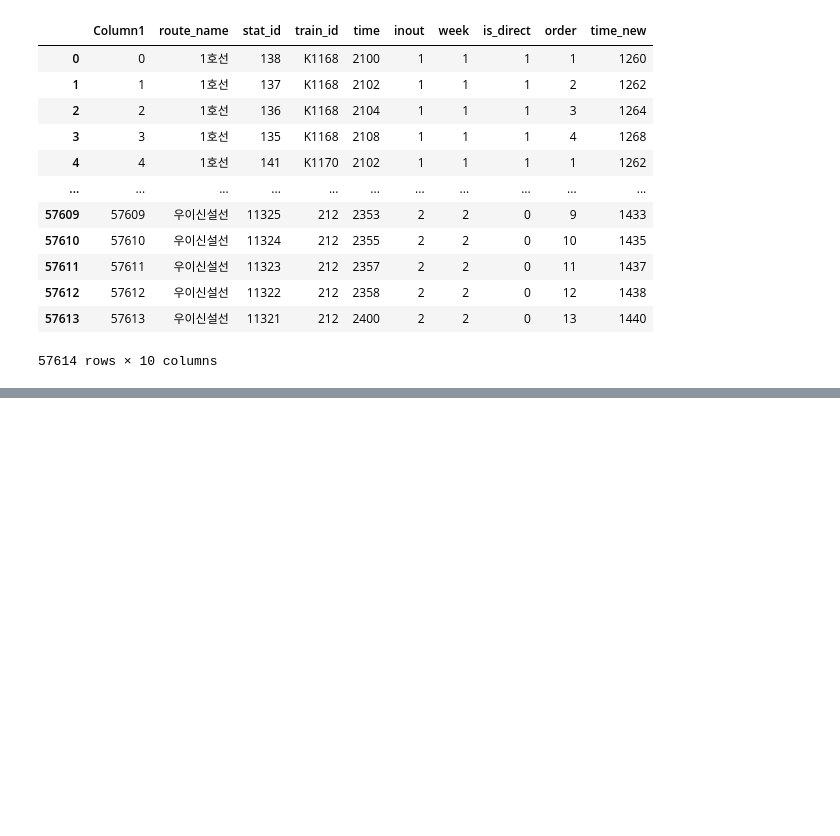
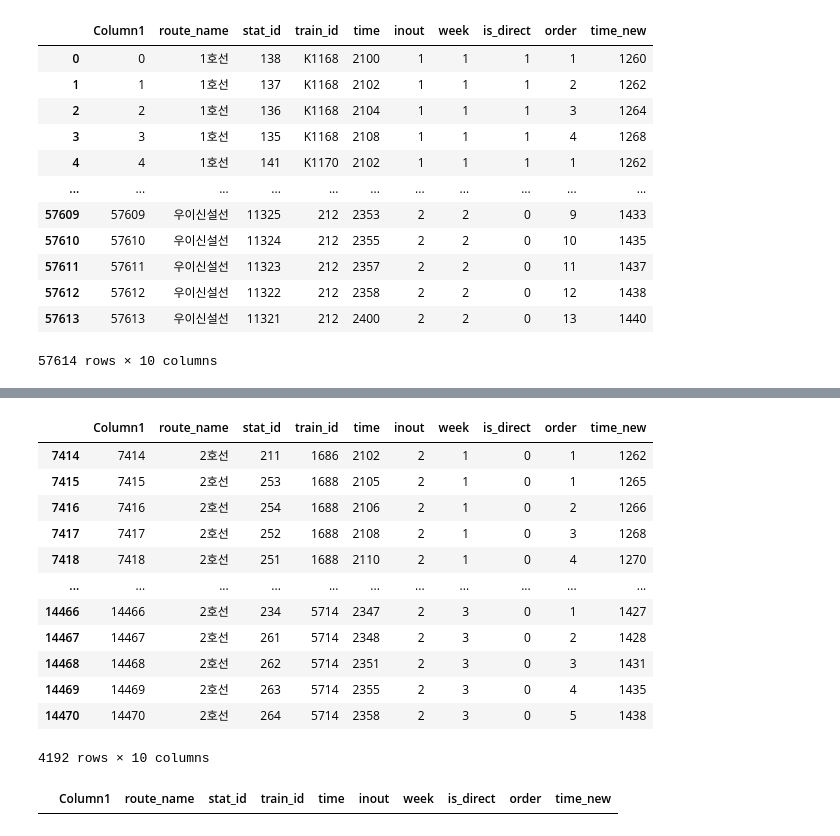
Before and after one commit to 23-1-CauCapstone-Team3/DataPreprocessing, a Jupyter notebook: train/seoul.ipynb, the cells around one changed output, grey strips where cells are left out. Drawn from its saved outputs; the diff is of its cells as text; code cells hidden in the pictures; blank space fills up the shorter version.

```diff
--- a/train/seoul.ipynb
+++ b/train/seoul.ipynb
@@ -598,2 +665,22 @@ timetable[(timetable["route_name"] == "2호선") & (timetable["inout"] == 1)]
+# %%
+timetable[(timetable["route_name"] == "2호선") & (timetable["inout"] == 2)]
+# %% [output]
+|  | Column1 | route_name | stat_id | train_id | time | inout | week | is_direct | order | time_new |
+| 7414 | 7414 | 2호선 | 211 | 1686 | 2102 | 2 | 1 | 0 | 1 | 1262 |
+| 7415 | 7415 | 2호선 | 253 | 1688 | 2105 | 2 | 1 | 0 | 1 | 1265 |
+| 7416 | 7416 | 2호선 | 254 | 1688 | 2106 | 2 | 1 | 0 | 2 | 1266 |
+| 7417 | 7417 | 2호선 | 252 | 1688 | 2108 | 2 | 1 | 0 | 3 | 1268 |
+| 7418 | 7418 | 2호선 | 251 | 1688 | 2110 | 2 | 1 | 0 | 4 | 1270 |
+| ... | ... | ... | ... | ... | ... | ... | ... | ... | ... | ... |
+| 14466 | 14466 | 2호선 | 234 | 5714 | 2347 | 2 | 3 | 0 | 1 | 1427 |
+| 14467 | 14467 | 2호선 | 261 | 5714 | 2348 | 2 | 3 | 0 | 2 | 1428 |
+| 14468 | 14468 | 2호선 | 262 | 5714 | 2351 | 2 | 3 | 0 | 3 | 1431 |
+| 14469 | 14469 | 2호선 | 263 | 5714 | 2355 | 2 | 3 | 0 | 4 | 1435 |
+| 14470 | 14470 | 2호선 | 264 | 5714 | 2358 | 2 | 3 | 0 | 5 | 1438 |
+4192 rows × 10 columns
+# %%
+timetable[(timetable["route_name"] == "2호선") & (timetable["inout"] == 3)]
+# %% [output]
+|  | Column1 | route_name | stat_id | train_id | time | inout | week | is_direct | order | time_new |
 # %%
 timetable.to_csv(
```
Also changed, not shown: parts of 16 cells of this notebook, 2 other files.
